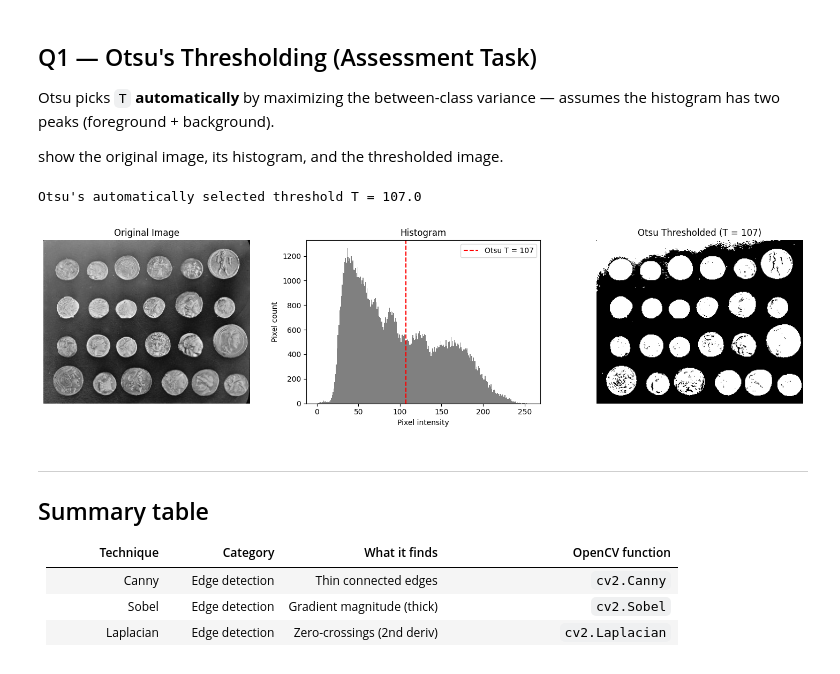
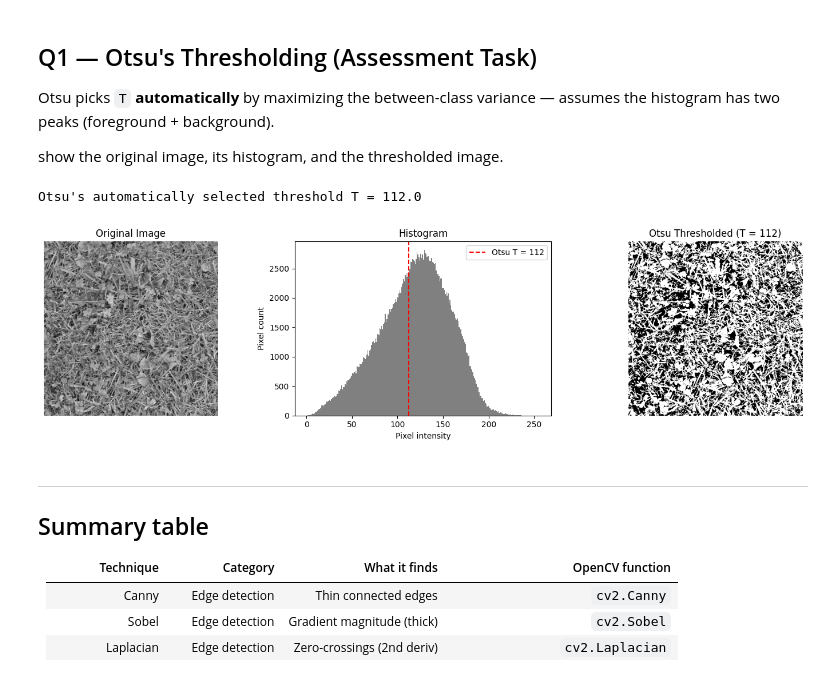
Before and after one commit to ManarAlmusalam-uni/image-processing-Lab7, a Jupyter notebook: Lab7_Image_Segmentation_Feature_Extraction.ipynb, the cells around one changed output. Cells and saved outputs as stored; diff of their text form; code cells hidden in the pictures.

```diff
--- a/Lab7_Image_Segmentation_Feature_Extraction.ipynb
+++ b/Lab7_Image_Segmentation_Feature_Extraction.ipynb
@@ -89,38 +89,37 @@ Otsu picks `T` **automatically** by maximizing the between-class variance — as
 
 show the original image, its histogram, and the thresholded image.
 # %%
-# --- Otsu's Thresholding ---
 # Use a sample image with a clear foreground/background (bimodal histogram)
-img = data.coins()                      # grayscale uint8 image
+img = data.grass()                      # grayscale uint8 image
 
 # Otsu: threshold value passed as 0 -- it is ignored and computed automatically
 T, otsu = cv2.threshold(img, 0, 255, cv2.THRESH_BINARY + cv2.THRESH_OTSU)
 print(f"Otsu's automatically selected threshold T = {T}")
 
 plt.figure(figsize=(15, 4))
 
 # 1) Original image
 plt.subplot(131)
 plt.imshow(img, cmap='gray')
 plt.title('Original Image'), plt.axis('off')
 
 # 2) Histogram with the Otsu threshold marked
 plt.subplot(132)
 plt.hist(img.ravel(), bins=256, range=(0, 256), color='gray')
 plt.axvline(T, color='red', linestyle='--', label=f'Otsu T = {T:.0f}')
 plt.title('Histogram'), plt.xlabel('Pixel intensity'), plt.ylabel('Pixel count')
 plt.legend()
 
 # 3) Thresholded (segmented) image
 plt.subplot(133)
 plt.imshow(otsu, cmap='gray')
 plt.title(f'Otsu Thresholded (T = {T:.0f})'), plt.axis('off')
 
 plt.tight_layout()
 plt.show()
 # %% [output]
-Otsu's automatically selected threshold T = 107.0
+Otsu's automatically selected threshold T = 112.0
-[figure, old version]
+[figure, new version]
 # %% [markdown]
 ---
 ## Summary table
```
